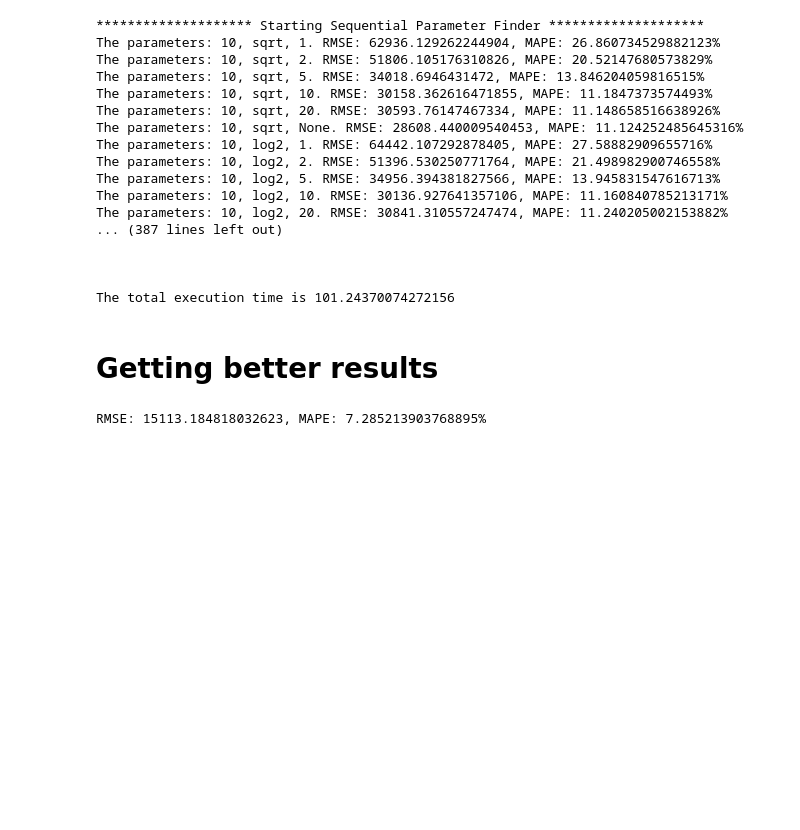
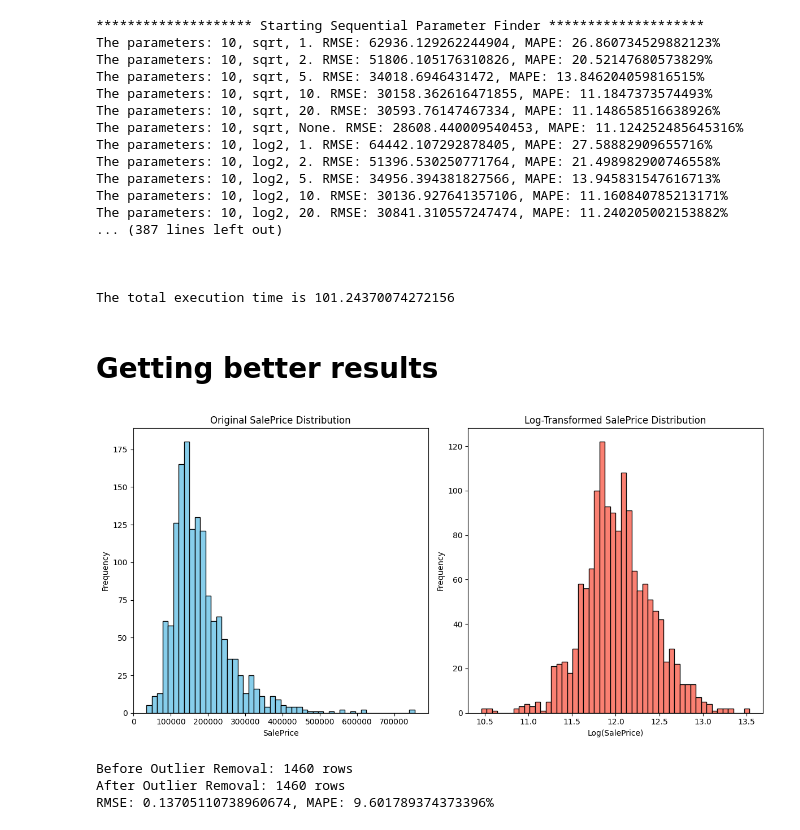
Before and after one commit to joyCollege/Parallel-and-Distributed-Computing, a Jupyter notebook: notebooks/ModelingWithRandomForests.ipynb, the cells around one changed output. Saved outputs shown, nothing was run; the diff lists cells and outputs as text; code cells hidden in the pictures; blank space fills up the shorter version.

```diff
--- a/notebooks/ModelingWithRandomForests.ipynb
+++ b/notebooks/ModelingWithRandomForests.ipynb
@@ -385,12 +385,38 @@ The parameters: 10, log2, 20. RMSE: 30841.310557247474, MAPE: 11.240205002153882
 The total execution time is 101.24370074272156
 # %% [markdown]
 # Getting better results
+# %%
+import matplotlib.pyplot as plt
+import numpy as np
+
+y_log = np.log1p(y)
+
+plt.figure(figsize=(12, 6))
+
+# Plot original distribution
+plt.subplot(1, 2, 1)
+plt.hist(y, bins=50, color='skyblue', edgecolor='black')
+plt.title('Original SalePrice Distribution')
+plt.xlabel('SalePrice')
+plt.ylabel('Frequency')
+
+# Plot log-transformed distribution
+plt.subplot(1, 2, 2)
+plt.hist(y_log, bins=50, color='salmon', edgecolor='black')
+plt.title('Log-Transformed SalePrice Distribution')
+plt.xlabel('Log(SalePrice)')
+plt.ylabel('Frequency')
+
+plt.tight_layout()
+plt.show()
+# %% [output]
+[figure, added]
 # %%
 import pandas as pd
 from sklearn.preprocessing import LabelEncoder
 from sklearn.model_selection import train_test_split, cross_val_score
 from sklearn.ensemble import RandomForestRegressor
-from sklearn.metrics import mean_squared_error, mean_absolute_percentage_error
+from sklearn.metrics import mean_squared_error
 from math import sqrt
 import numpy as np
 
@@ -408,6 +434,9 @@ train_data_cleaned = train_data.drop(columns=columns_to_delete, axis=1)
 X = train_data_cleaned.drop('SalePrice', axis=1)
 y = train_data_cleaned['SalePrice']
 
+# Feature engineering: Apply log transformation to target variable
+y_log = np.log1p(y)
+
 # Identify the categorical columns in X
 categorical_columns = X.select_dtypes(include=['object']).columns
 
@@ -418,12 +447,17 @@ label_encoders = {column: LabelEncoder() for column in categorical_columns}
 for column in categorical_columns:
     X[column] = label_encoders[column].fit_transform(X[column])
 
+print(f"Before Outlier Removal: {X.shape[0]} rows")
+
 # Outlier detection (using IQR)
-Q1 = X.quantile(0.25)
-Q3 = X.quantile(0.75)
+Q1 = X.quantile(0)
+Q3 = X.quantile(1)
 IQR = Q3 - Q1
 X_cleaned = X[~((X < (Q1 - 1.5 * IQR)) | (X > (Q3 + 1.5 * IQR))).any(axis=1)]
-y_cleaned = y[X_cleaned.index]
+y_cleaned = y_log[X_cleaned.index]
+
+# Print the number of rows after outlier removal
+print(f"After Outlier Removal: {X_cleaned.shape[0]} rows")
 
 # Split the data
 X_train, X_val, y_train, y_val = train_test_split(X_cleaned, y_cleaned, test_size=0.30, random_state=42)
@@ -435,6 +469,9 @@ X_val_filled = X_val.fillna(X_val.median())
 # Create a Random Forest model
 rf_model = RandomForestRegressor(random_state=42)
 
+# Cross-validation score (5-fold cross-validation)
+cv_score = cross_val_score(rf_model, X_train_filled, y_train, cv=5, scoring='neg_mean_squared_error')
+
 # Train the model on the training data
 rf_model.fit(X_train_filled, y_train)
 
@@ -444,10 +481,13 @@ y_val_pred_filled = rf_model.predict(X_val_filled)
 # Calculate RMSE
 rmse_filled = sqrt(mean_squared_error(y_val, y_val_pred_filled))
 
-# Calculate MAPE (mean absolute percentage error)
-mape = mean_absolute_percentage_error(y_val, y_val_pred_filled) * 100
+# Calculate MAPE (mean absolute percentage error) on original scale
+mape = np.mean(np.abs((np.expm1(y_val) - np.expm1(y_val_pred_filled)) / np.expm1(y_val))) * 100
+
 
 # Print the RMSE, MAPE, and Cross-Validation Score
 print(f"RMSE: {rmse_filled}, MAPE: {mape}%")
 # %% [output]
-RMSE: 15113.184818032623, MAPE: 7.285213903768895%
+Before Outlier Removal: 1460 rows
+After Outlier Removal: 1460 rows
+RMSE: 0.13705110738960674, MAPE: 9.601789374373396%
```
Also changed, not shown: 3 other files.
